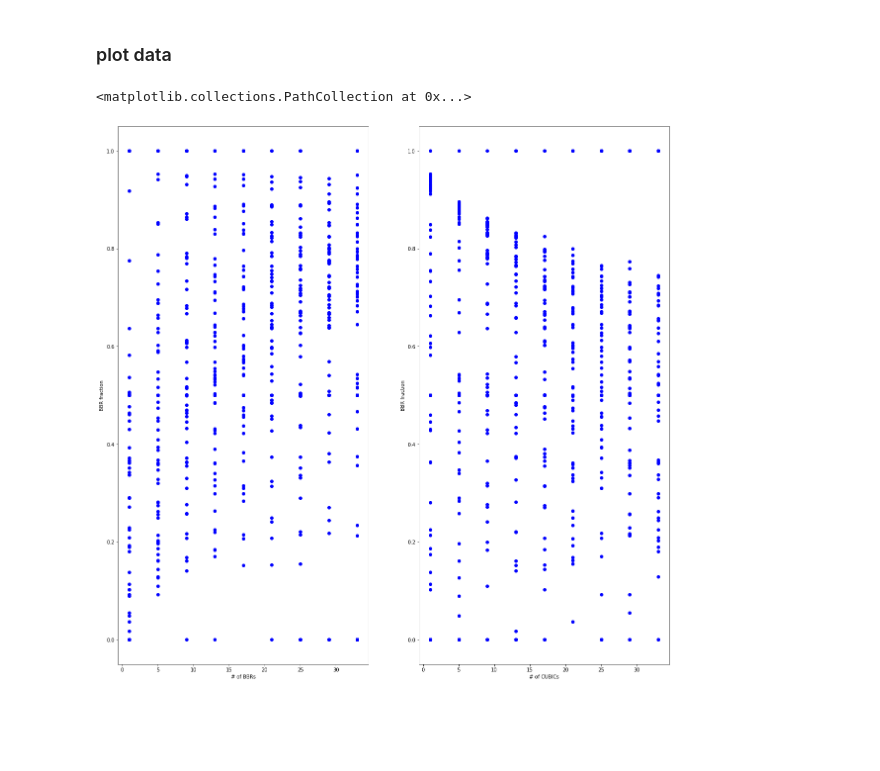
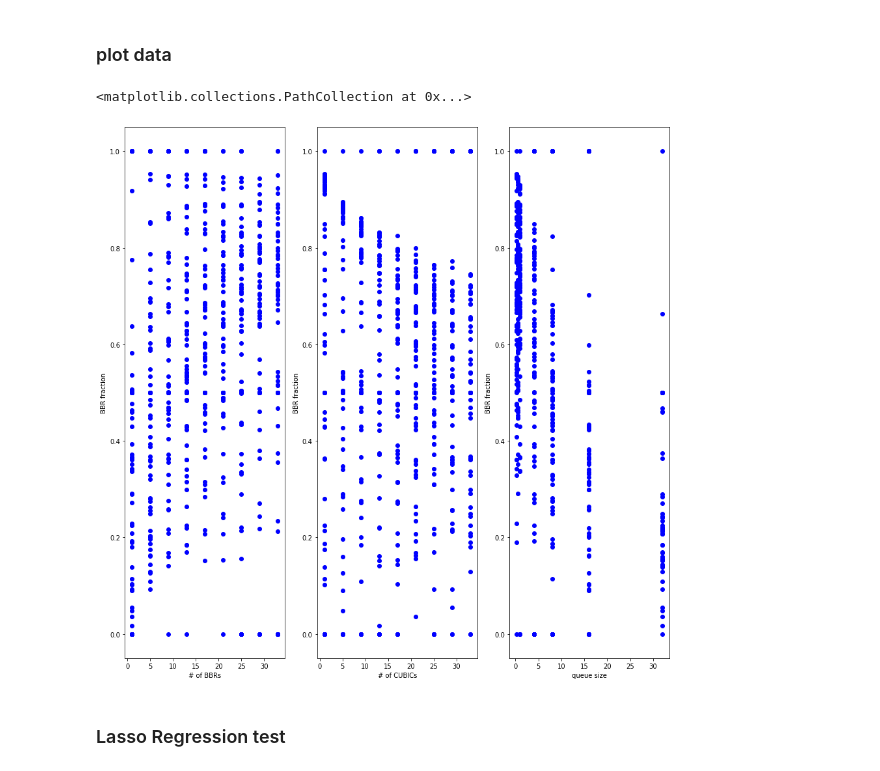
Before and after one commit to ShiboXing/WAN, a Jupyter notebook: proj4/setup/Data Test.ipynb, the cells around one changed output. Cells and saved outputs as stored; diff of their text form; code cells hidden in the pictures; blank space fills up the shorter version.

```diff
--- a/proj4/setup/Data Test.ipynb
+++ b/proj4/setup/Data Test.ipynb
@@ -125,19 +126,27 @@ rows of bad data: 0
 # %% [markdown]
 ### plot data
 # %%
-fig = plt.figure(1, figsize=(20, 20))
-ax = fig.add_subplot(121)
+fig = plt.figure(1, figsize=(15, 15))
+ax = fig.add_subplot(131)
 dataset = dataset[dataset[:, 2].argsort(axis=0)]
 ax.set_xlabel('# of BBRs')
 ax.set_ylabel('BBR fraction')
 ax.scatter(dataset[:, 2], dataset[:, 0], color='b')
 
 
-ax = fig.add_subplot(122)
+ax = fig.add_subplot(132)
 dataset = dataset[dataset[:, 3].argsort(axis=0)]
 ax.set_xlabel('# of CUBICs')
 ax.set_ylabel('BBR fraction')
 ax.scatter(dataset[:, 3], dataset[:, 0], color='b')
+
+ax = fig.add_subplot(133)
+dataset = dataset[dataset[:, 1].argsort(axis=0)]
+ax.set_xlabel('queue size')
+ax.set_ylabel('BBR fraction')
+ax.scatter(dataset[:, 1], dataset[:, 0], color='b')
 # %% [output]
 <matplotlib.collections.PathCollection at 0x...>
-[figure, old version]
+[figure, new version]
+# %% [markdown]
+### Lasso Regression test
```
Also changed, not shown: parts of 3 cells of this notebook, 2 other files.
